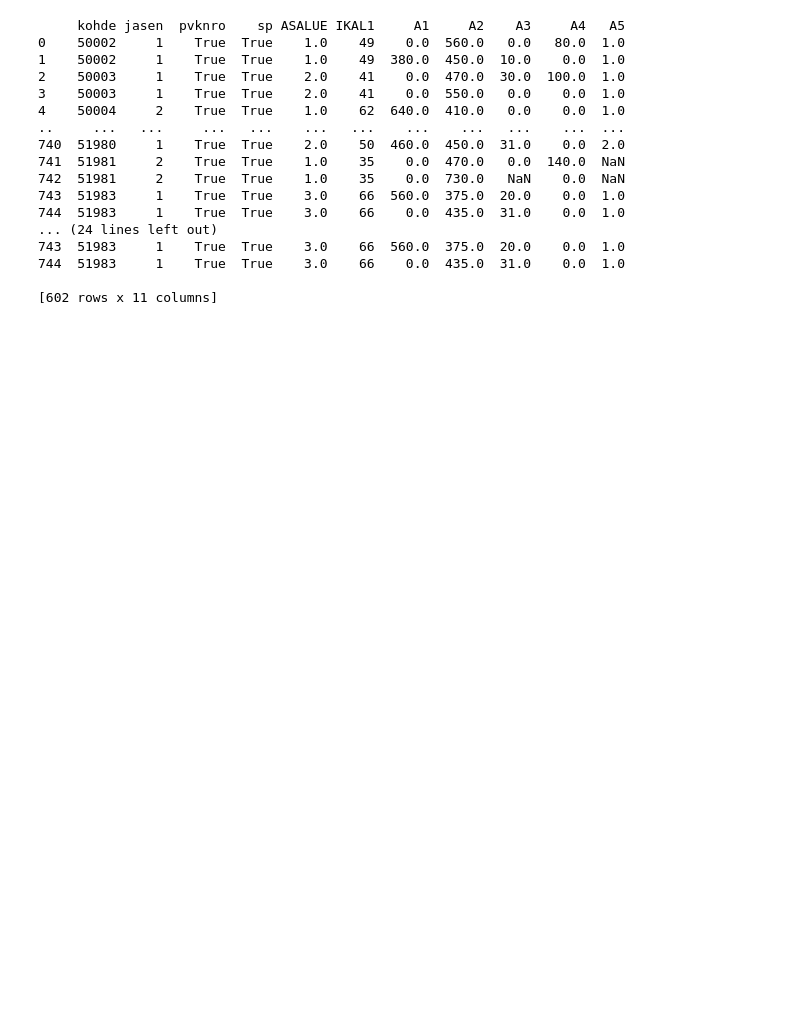
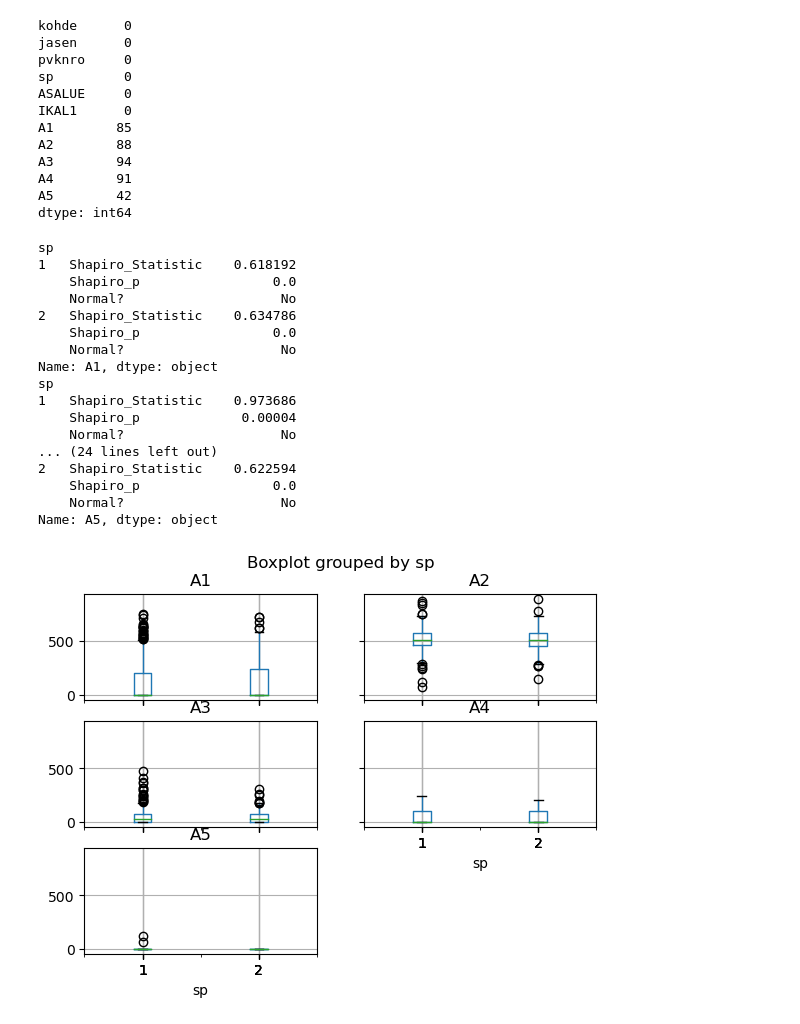
Before and after one commit to ATeerioja/Statistical-Data-Analysis, a Jupyter notebook: project/project.ipynb, the cells around one changed output. Saved outputs shown, nothing was run; the diff lists cells and outputs as text; code cells hidden in the pictures; blank space fills up the shorter version.

Commit message:
Completed First and Second task of project

```diff
--- a/project/project.ipynb
+++ b/project/project.ipynb
@@ -52,21 +118,53 @@ dtype: object
 # %%
 print(data.isnull().sum())
-dataNoNan = data.dropna()
+df = data.dropna()
+df.loc[df['A5'] == 420, 'A5'] = 1.0
 # %% [output]
-     kohde jasen  pvknro    sp ASALUE IKAL1     A1     A2    A3     A4   A5
-0    50002     1    True  True    1.0    49    0.0  560.0   0.0   80.0  1.0
-1    50002     1    True  True    1.0    49  380.0  450.0  10.0    0.0  1.0
-2    50003     1    True  True    2.0    41    0.0  470.0  30.0  100.0  1.0
-3    50003     1    True  True    2.0    41    0.0  550.0   0.0    0.0  1.0
-4    50004     2    True  True    1.0    62  640.0  410.0   0.0    0.0  1.0
-..     ...   ...     ...   ...    ...   ...    ...    ...   ...    ...  ...
-740  51980     1    True  True    2.0    50  460.0  450.0  31.0    0.0  2.0
-741  51981     2    True  True    1.0    35    0.0  470.0   0.0  140.0  NaN
-742  51981     2    True  True    1.0    35    0.0  730.0   NaN    0.0  NaN
-743  51983     1    True  True    3.0    66  560.0  375.0  20.0    0.0  1.0
-744  51983     1    True  True    3.0    66    0.0  435.0  31.0    0.0  1.0
-... (24 lines left out)
-743  51983     1    True  True    3.0    66  560.0  375.0  20.0    0.0  1.0
-744  51983     1    True  True    3.0    66    0.0  435.0  31.0    0.0  1.0
-
-[602 rows x 11 columns]
+kohde      0
+jasen      0
+pvknro     0
+sp         0
+ASALUE     0
+IKAL1      0
+A1        85
+A2        88
+A3        94
+A4        91
+A5        42
+dtype: int64
+# %%
+#Identification of the characters present in the data
+#First set of simple groups are sp, asalue, pvknro ja ikal1
+def shapiro_test(x):
+    stat, p = shapiro(x)
+    return pd.Series({
+        'Shapiro_Statistic': stat,
+        'Shapiro_p': p,
+        'Normal?': 'Yes' if p > 0.05 else 'No'
+    })
+# %%
+df.boxplot(column=['A1','A2','A3','A4','A5'], by='sp')
+groups = ['A1','A2','A3','A4','A5']
+
+for group in groups:
+  normality_results = df.groupby('sp', observed=True)[group].apply(shapiro_test)
+  print(normality_results)
+# %% [output]
+sp
+1   Shapiro_Statistic    0.618192
+    Shapiro_p                 0.0
+    Normal?                    No
+2   Shapiro_Statistic    0.634786
+    Shapiro_p                 0.0
+    Normal?                    No
+Name: A1, dtype: object
+sp
+1   Shapiro_Statistic    0.973686
+    Shapiro_p             0.00004
+    Normal?                    No
+... (24 lines left out)
+2   Shapiro_Statistic    0.622594
+    Shapiro_p                 0.0
+    Normal?                    No
+Name: A5, dtype: object
+[figure, added]
```
Also changed, not shown: parts of 17 cells of this notebook, 1 other file.
